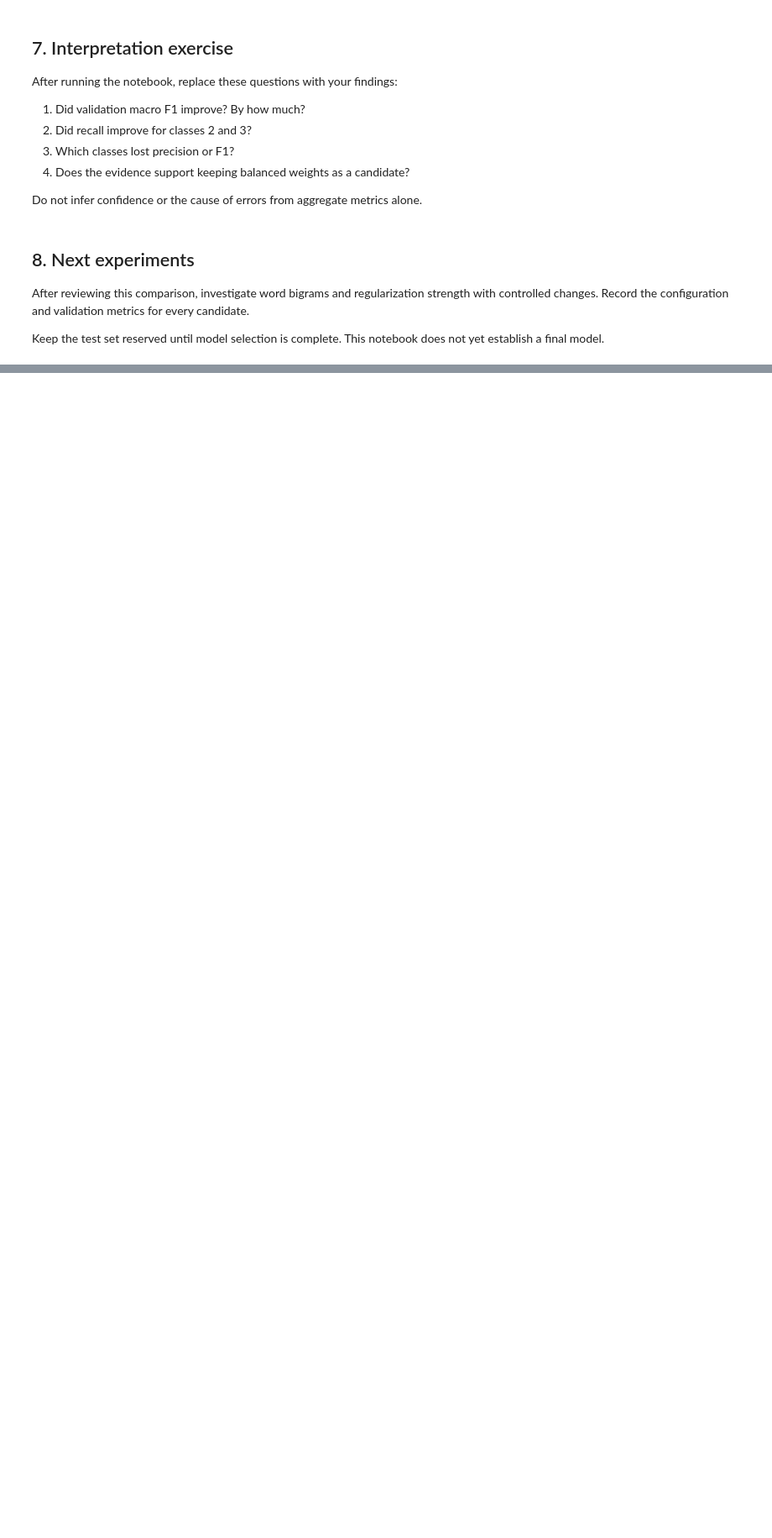
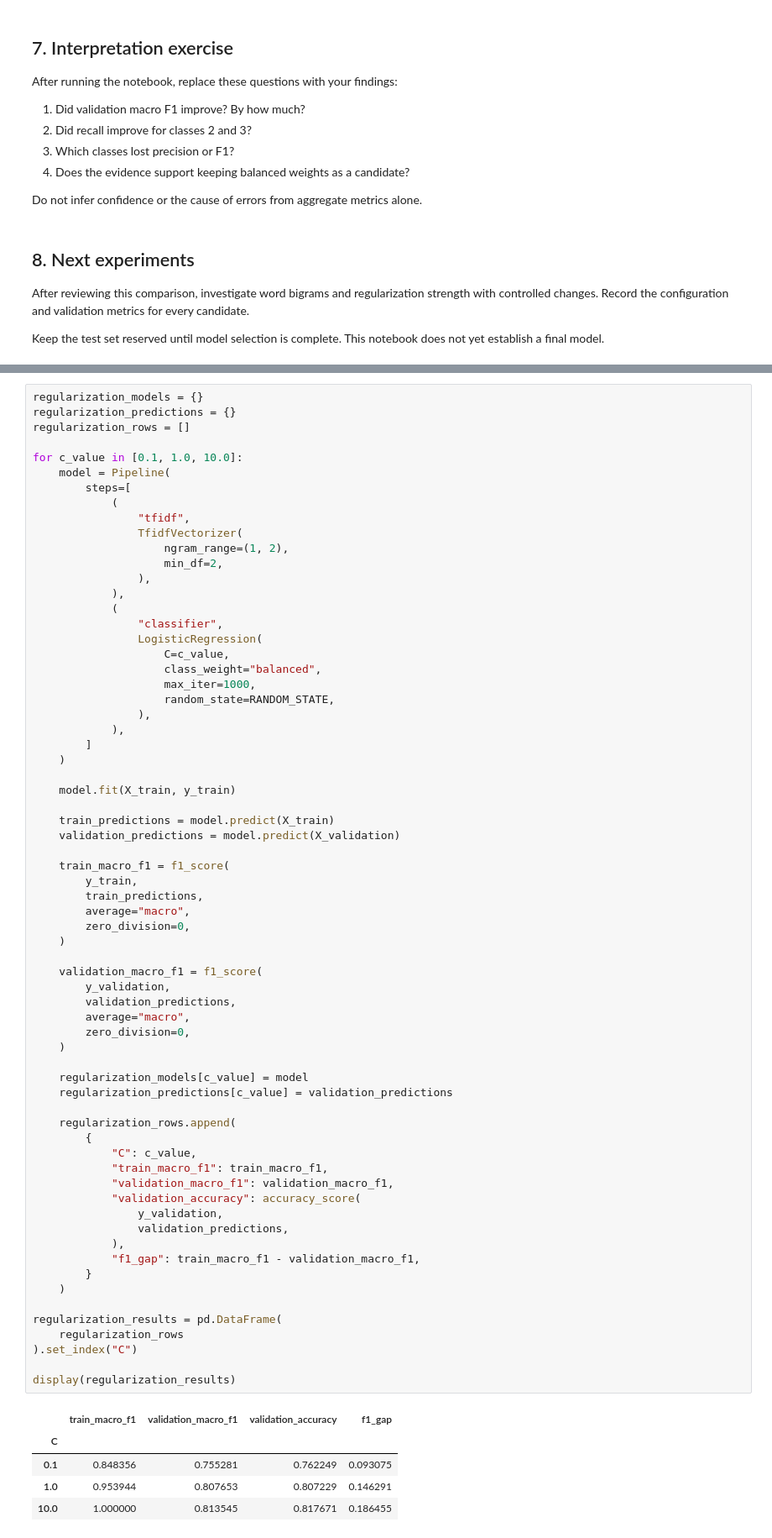
Before and after one commit to em-busca-do-shape-inexplicavel/Medical-Triage, a Jupyter notebook: notebooks/04_model_experiments.ipynb, the cells around one changed output, grey strips where cells are left out. Shown at 84% size. Cells and saved outputs as stored; diff of their text form; blank space fills up the shorter version.

```diff
--- a/notebooks/04_model_experiments.ipynb
+++ b/notebooks/04_model_experiments.ipynb
@@ -165,0 +454,73 @@ Keep the test set reserved until model selection is complete. This notebook does
+# %%
+regularization_models = {}
+regularization_predictions = {}
+regularization_rows = []
+
+for c_value in [0.1, 1.0, 10.0]:
+    model = Pipeline(
+        steps=[
+            (
+                "tfidf",
+                TfidfVectorizer(
+                    ngram_range=(1, 2),
+                    min_df=2,
+                ),
+            ),
+            (
+                "classifier",
+                LogisticRegression(
+                    C=c_value,
+                    class_weight="balanced",
+                    max_iter=1000,
+                    random_state=RANDOM_STATE,
+                ),
+            ),
+        ]
+    )
+
+    model.fit(X_train, y_train)
+
+    train_predictions = model.predict(X_train)
+    validation_predictions = model.predict(X_validation)
+
+    train_macro_f1 = f1_score(
+        y_train,
+        train_predictions,
+        average="macro",
+        zero_division=0,
+    )
+
+    validation_macro_f1 = f1_score(
+        y_validation,
+        validation_predictions,
+        average="macro",
+        zero_division=0,
+    )
+
+    regularization_models[c_value] = model
+    regularization_predictions[c_value] = validation_predictions
+
+    regularization_rows.append(
+        {
+            "C": c_value,
+            "train_macro_f1": train_macro_f1,
+            "validation_macro_f1": validation_macro_f1,
+            "validation_accuracy": accuracy_score(
+                y_validation,
+                validation_predictions,
+            ),
+            "f1_gap": train_macro_f1 - validation_macro_f1,
+        }
+    )
+
+regularization_results = pd.DataFrame(
+    regularization_rows
+).set_index("C")
+
+display(regularization_results)
+# %% [output]
+|  | train_macro_f1 | validation_macro_f1 | validation_accuracy | f1_gap |
+| C |  |  |  |  |
+| 0.1 | 0.848356 | 0.755281 | 0.762249 | 0.093075 |
+| 1.0 | 0.953944 | 0.807653 | 0.807229 | 0.146291 |
+| 10.0 | 1.000000 | 0.813545 | 0.817671 | 0.186455 |
```
Also changed, not shown: parts of 17 cells of this notebook.
